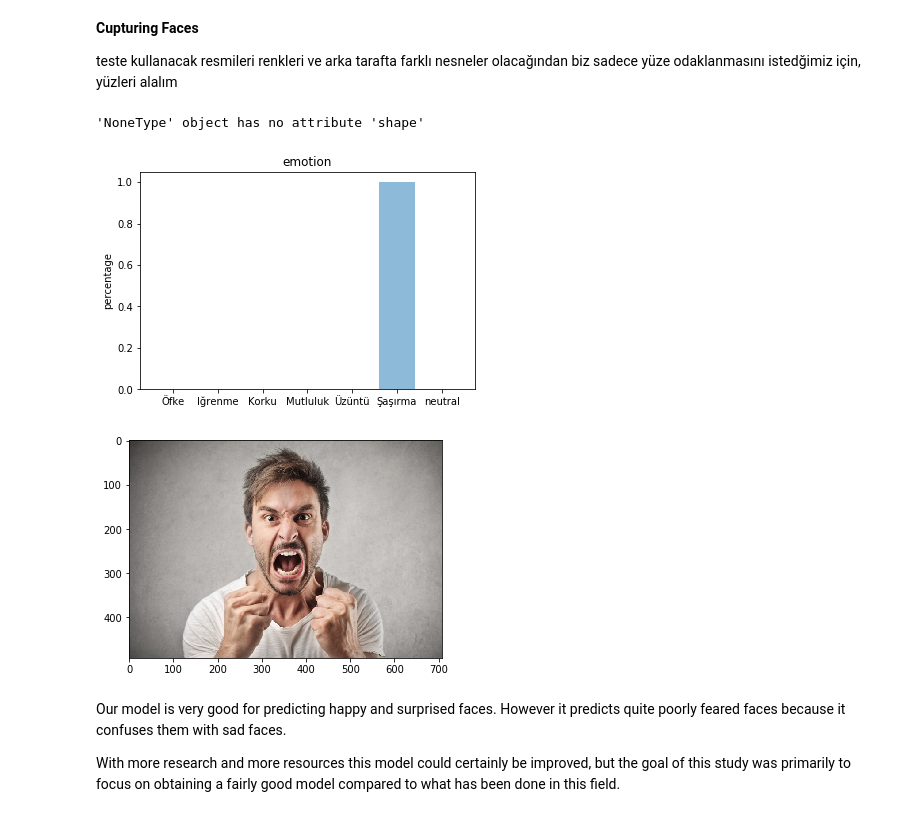
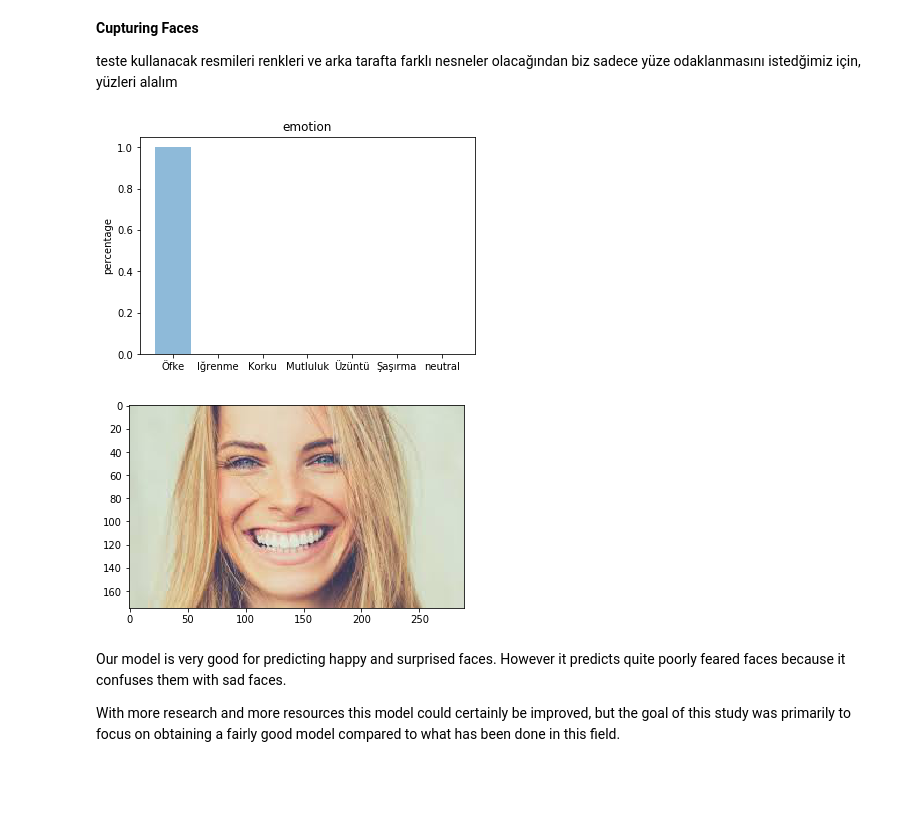
Before and after one commit to KayseMca/KerasFacialExpression, a Jupyter notebook: Final Project.ipynb, the cells around one changed output. Cells and saved outputs as stored; diff of their text form; code cells hidden in the pictures; blank space fills up the shorter version.

```diff
--- a/Final Project.ipynb
+++ b/Final Project.ipynb
@@ -358,6 +358,7 @@ array([[[0.09411765],
 
 #let's initiliaze the model
 model = Sequential()
+
 
 #1st convolution layer
 model.add(Conv2D(64, (5, 5), activation='relu', input_shape=(48,48,1)))
@@ -373,14 +374,13 @@ model.add(Conv2D(128, (3, 3), activation='relu'))
 model.add(Conv2D(128, (3, 3), activation='relu'))
 model.add(AveragePooling2D(pool_size=(3,3), strides=(2, 2)))
 
-
 model.add(Flatten())
 
 #fully connected neural networks
 model.add(Dense(1024, activation='relu'))
-model.add(Dropout(0.5))
+model.add(Dropout(0.2))
 model.add(Dense(1024, activation='relu'))
-model.add(Dropout(0.5))
+model.add(Dropout(0.2))
 
 model.add(Dense(num_class, activation='softmax'))
 
@@ -619,40 +619,38 @@ def facecrop(image):
 
 
 if __name__ == '__main__':
-    facecrop('1.jpg')
+    facecrop('happy.jpg')
-# %% [output]
-'NoneType' object has no attribute 'shape'
 # %%
 #Testing a file.
 
 from keras.preprocessing import image
 from keras.preprocessing.image import ImageDataGenerator
 
 import numpy as np
 import matplotlib.pyplot as plt
 
 
-file = 'Anger-708x492.jpg'
+file = 'happy.jpg'
 true_image = image.load_img(file)
 img = image.load_img(file, grayscale=True, target_size=(48, 48))
 
 x = image.img_to_array(img)
 x = np.expand_dims(x, axis = 0)
 
 x /= 255
 
 custom = model.predict(x)
 emotion_analysis(custom[0])
 
 x = np.array(x, 'float32')
 x = x.reshape([48, 48]);
 
 plt.gray()
 plt.imshow(true_image)
 plt.show()
 # %% [output]
-[figure, old version]
+[figure, new version]
-[figure, old version]
+[figure, new version]
 # %% [markdown]
 Our model is very good for predicting happy and surprised faces. However it predicts quite poorly feared faces because it confuses them with sad faces.
 
```
Also changed, not shown: parts of 4 cells of this notebook.
